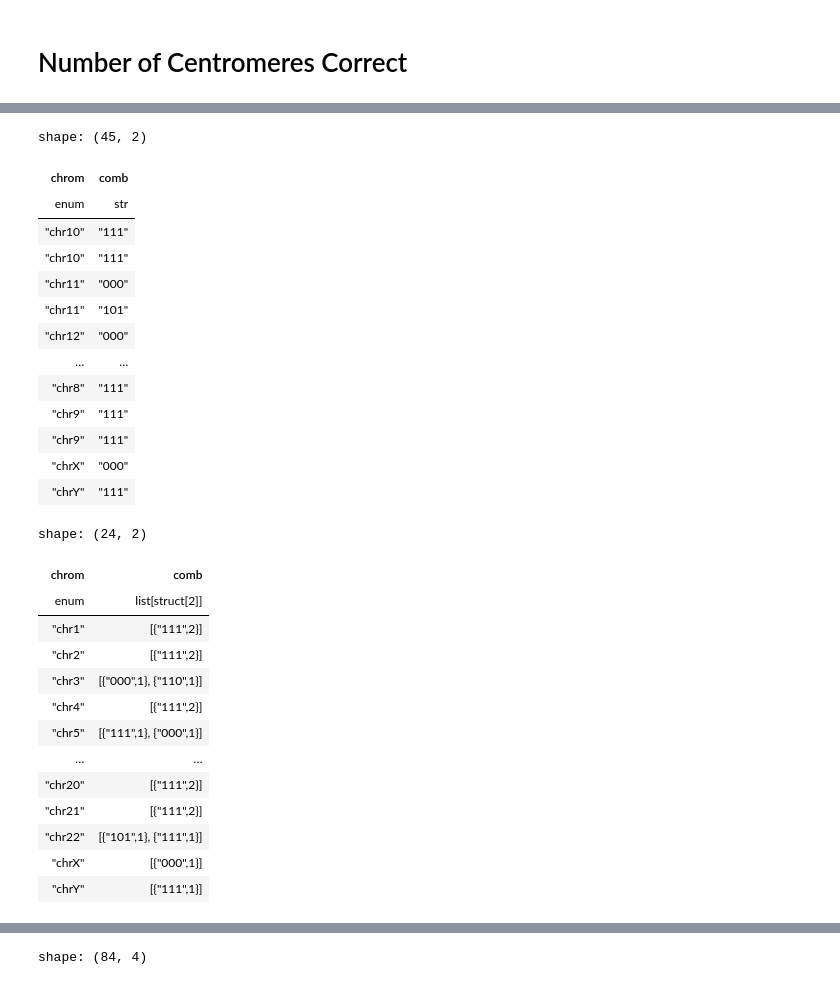
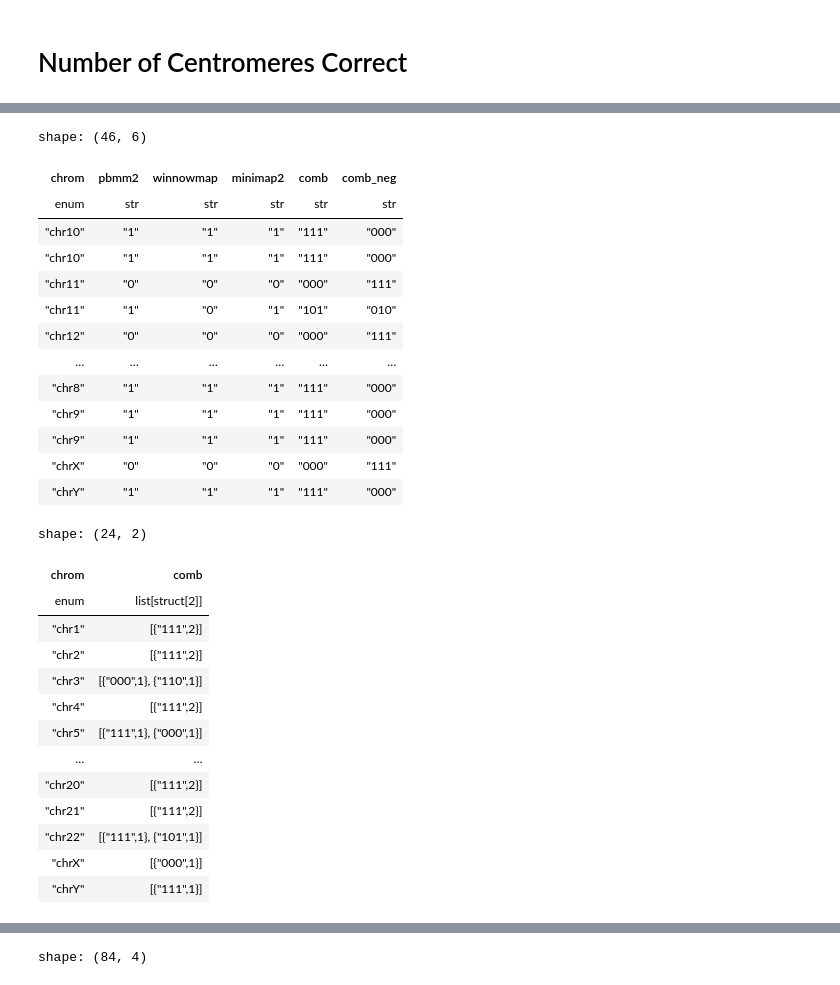
Before and after one commit to logsdon-lab/CenMAP, a Jupyter notebook: workflow/notebooks/summarize_bmks.ipynb, the cells around one changed output, grey strips where cells are left out. Saved outputs shown, nothing was run; the diff lists cells and outputs as text; code cells hidden in the pictures.

```diff
--- a/workflow/notebooks/summarize_bmks.ipynb
+++ b/workflow/notebooks/summarize_bmks.ipynb
@@ -184,28 +184,43 @@ shape: (45, 8)
 | "HG002_chrY_PATERNAL" | 10018005 | 11384140 | "chrY" | "HG002" | "good" | "good" | "good" |
 # %%
+def venn_bitwise_not(aligner: str) -> pl.Expr:
+    return (
+        pl.when(pl.col(aligner) == "1")
+        .then(pl.lit("0"))
+        .when(pl.col(aligner) == "0")
+        .then(pl.lit("1"))
+        .otherwise(pl.col("pbmm2"))
+    )
 df_all_status_combined = (
     df_all_status_wide
     .select("chrom", "pbmm2", "winnowmap", "minimap2")
     .with_columns(pl.col("pbmm2", "winnowmap", "minimap2").cast(pl.String))
     .with_columns(pl.col("pbmm2", "winnowmap", "minimap2").replace({"good": 1, "misassembled": 0}))
-    .select("chrom", comb=pl.col("pbmm2") + pl.col("winnowmap") + pl.col("minimap2"))
+    .select(
+        pl.col("chrom"),
+        pl.col("pbmm2"), pl.col("winnowmap"), pl.col("minimap2"),
+        comb=pl.col("pbmm2") + pl.col("winnowmap") + pl.col("minimap2"),
+        comb_neg=(
+            venn_bitwise_not("pbmm2") + venn_bitwise_not("winnowmap") + venn_bitwise_not("minimap2")
+        )
+    )
 )
 df_all_status_combined
 # %% [output]
-shape: (45, 2)
+shape: (46, 6)
-| chrom | comb |
-| enum | str |
-| "chr10" | "111" |
-| "chr10" | "111" |
-| "chr11" | "000" |
-| "chr11" | "101" |
-| "chr12" | "000" |
-| … | … |
-| "chr8" | "111" |
-| "chr9" | "111" |
-| "chr9" | "111" |
-| "chrX" | "000" |
-| "chrY" | "111" |
+| chrom | pbmm2 | winnowmap | minimap2 | comb | comb_neg |
+| enum | str | str | str | str | str |
+| "chr10" | "1" | "1" | "1" | "111" | "000" |
+| "chr10" | "1" | "1" | "1" | "111" | "000" |
+| "chr11" | "0" | "0" | "0" | "000" | "111" |
+| "chr11" | "1" | "0" | "1" | "101" | "010" |
+| "chr12" | "0" | "0" | "0" | "000" | "111" |
+| … | … | … | … | … | … |
+| "chr8" | "1" | "1" | "1" | "111" | "000" |
+| "chr9" | "1" | "1" | "1" | "111" | "000" |
+| "chr9" | "1" | "1" | "1" | "111" | "000" |
+| "chrX" | "0" | "0" | "0" | "000" | "111" |
+| "chrY" | "1" | "1" | "1" | "111" | "000" |
 # %%
 df_all_status_grouped_combined = df_all_status_combined.group_by("chrom").agg(pl.col("comb").value_counts()).sort(by="chrom")
 df_all_status_grouped_combined
@@ -221,7 +236,7 @@ shape: (24, 2)
 | … | … |
 | "chr20" | [{"111",2}] |
 | "chr21" | [{"111",2}] |
-| "chr22" | [{"101",1}, {"111",1}] |
+| "chr22" | [{"111",1}, {"101",1}] |
 | "chrX" | [{"000",1}] |
 | "chrY" | [{"111",1}] |
 # %%
```
Also changed, not shown: parts of 11 cells of this notebook, 2 other files.
